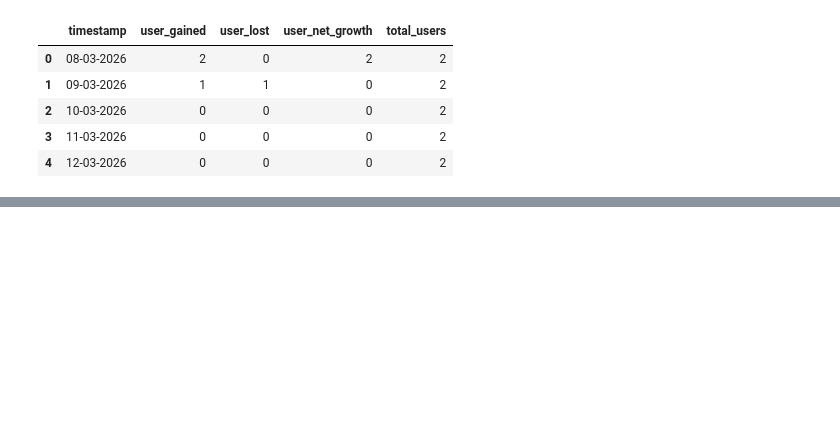
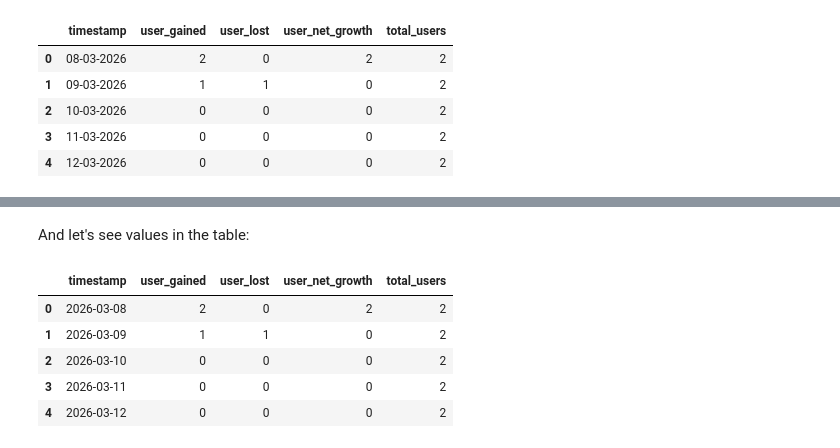
Before and after one commit to Arut3nCodes/ggc-server-user-growth-analysis, a Jupyter notebook: user-growth-analysis.ipynb, the cells around one changed output, grey strips where cells are left out. Saved outputs shown, nothing was run; the diff lists cells and outputs as text; code cells hidden in the pictures; blank space fills up the shorter version.

```diff
--- a/user-growth-analysis.ipynb
+++ b/user-growth-analysis.ipynb
@@ -74,0 +152,11 @@ In the table we have 1 date field, which is also a primary key for the data and
+# %% [markdown]
+And let's see values in the table:
+# %%
+user_data.head()
+# %% [output]
+|  | timestamp | user_gained | user_lost | user_net_growth | total_users |
+| 0 | 2026-03-08 | 2 | 0 | 2 | 2 |
+| 1 | 2026-03-09 | 1 | 1 | 0 | 2 |
+| 2 | 2026-03-10 | 0 | 0 | 0 | 2 |
+| 3 | 2026-03-11 | 0 | 0 | 0 | 2 |
+| 4 | 2026-03-12 | 0 | 0 | 0 | 2 |
```
Also changed, not shown: parts of 19 cells of this notebook, 1 other file.
